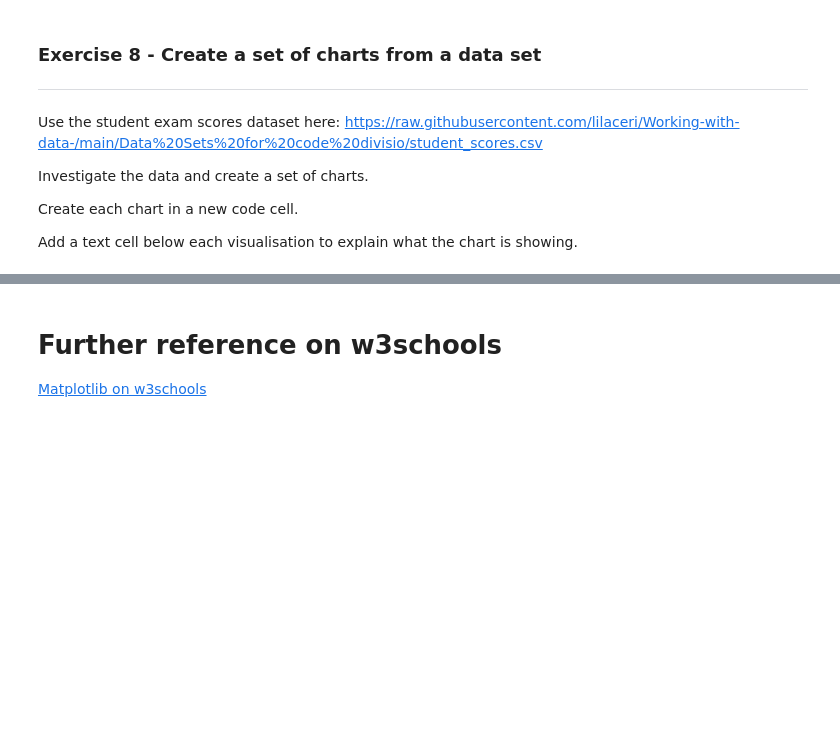
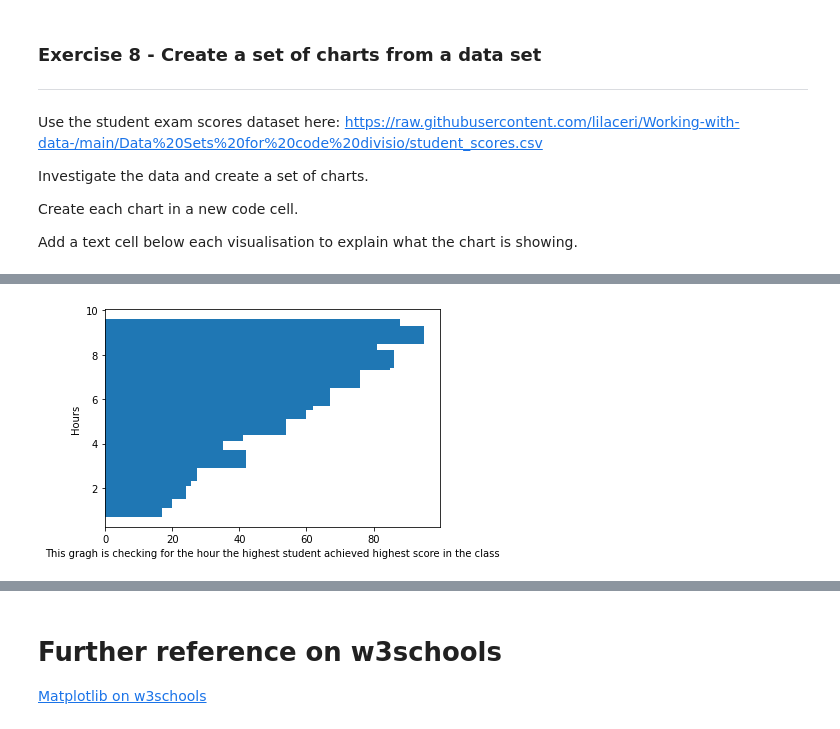
Before and after one commit to fogoke123/Python-Fundamental, a Jupyter notebook: Copy_of_7_1_Visualisation_with_matplotlib.ipynb, the cells around one changed output, grey strips where cells are left out. Drawn from its saved outputs; the diff is of its cells as text; code cells hidden in the pictures; blank space fills up the shorter version.

```diff
--- a/Copy_of_7_1_Visualisation_with_matplotlib.ipynb
+++ b/Copy_of_7_1_Visualisation_with_matplotlib.ipynb
@@ -298,0 +323,27 @@ Add a text cell below each visualisation to explain what the chart is showing.
+# %%
+from pandas.core.arrays.floating import Float64Dtype
+from scipy.stats import linregress
+from scipy.stats.morestats import Mean
+import pandas as pd
+import matplotlib.pyplot as plt
+
+def exam_score():
+  exam_df =pd.read_csv("https://raw.githubusercontent.com/lilaceri/Working-with-data-/main/Data%20Sets%20for%20code%20divisio/student_scores.csv")
+  hours = exam_df.groupby(['Hours']).mean()
+  data = hours['Scores']
+  labels = data.keys()
+
+
+  plt.barh(labels,data)
+  plt.xticks(rotation=360)
+  plt.xlabel('Highest Score') and plt.ylabel('Hours')
+
+
+  plt.xlabel('This gragh is checking for the hour the highest student achieved highest score in the class')
+  plt.show()
+
+
+
+exam_score()
+# %% [output]
+[figure, added]
```
Also changed, not shown: parts of 2 cells of this notebook.
